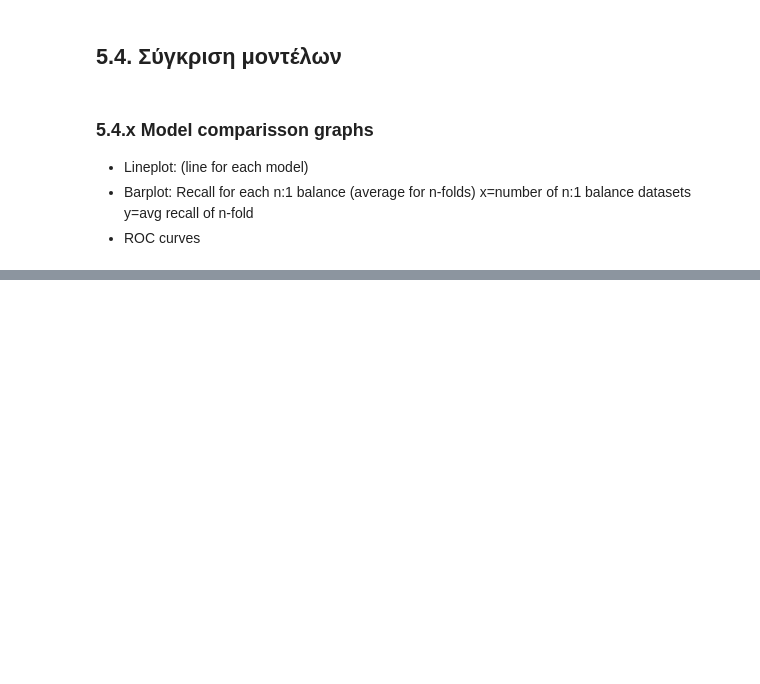
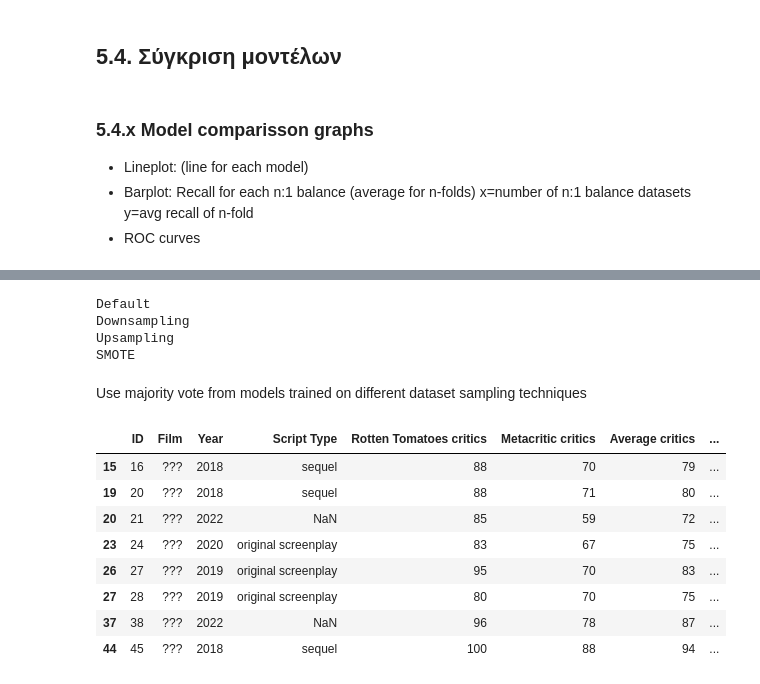
Before and after one commit to AAleksandros/HUA-DIT-Data-mining-project, a Jupyter notebook: project.ipynb, the cells around one changed output, grey strips where cells are left out. Saved outputs shown, nothing was run; the diff lists cells and outputs as text; code cells hidden in the pictures; blank space fills up the shorter version.

```diff
--- a/project.ipynb
+++ b/project.ipynb
@@ -1504,10 +1475,32 @@ df_un_cl_nn = df_un_cl.drop(['film','year','opening_weekend', 'domestic_gross',
 # %%
 X = torch.tensor(df_un_cl_nn.values, dtype=torch.float)
 
-with torch.inference_mode():
-    model.eval()
-    un_nn_preds = model(X)
+best_perf = [best_performing_default_nn_model, best_performing_dwn_nn_model, best_performing_ups_nn_model, best_performing_smote_nn_model]
 
-preds_df = pd.DataFrame(torch.round(torch.sigmoid(un_nn_preds)))
 
-df_un_orig['neural network oscar prediction'] = preds_df
+for model_dict in best_perf:
+    print(model_dict['label'])
+    neural_network = OscarClassificationNeuralNetwork(input_features=X_train.shape[1],
+                                                    hidden_layer_input_features = X_train.shape[1],
+                                                    hidden_layer_output_features = X_train.shape[1],
+                                                    device='cpu',
+                                                    learning_rate=0.01)
+
+    neural_network.load_state_dict(model_dict['dict'])
+
+    with torch.inference_mode():
+        neural_network.eval()
+        un_nn_preds = neural_network(X)
+
+    preds_df = pd.DataFrame(torch.round(torch.sigmoid(un_nn_preds)))
+
+    df_un_orig[f'Neural network {model_dict["label"]} prediction'] = preds_df
+# %% [output]
+Default
+Downsampling
+Upsampling
+SMOTE
+# %% [markdown]
+Use majority vote from models trained on different dataset sampling techniques
+# %%
+df_un_orig['neural network oscar predictions (majority)'] = df_un_orig.apply(lambda row: 1 if (row['Neural network Default prediction'] + row['Neural network SMOTE prediction'] + row['Neural network Downsampling prediction'] + row['Neural network Upsampling prediction'] >= 3) else 0, axis=1)
@@ -1513,0 +1509,13 @@ df_un_orig['neural network oscar prediction'] = preds_df
+# %%
+df_un_orig = df_un_orig.drop(['Neural network Default prediction', 'Neural network SMOTE prediction', 'Neural network Downsampling prediction', 'Neural network Upsampling prediction'], axis =1)
+df_un_orig[df_un_orig['neural network oscar predictions (majority)'] == 1]
+# %% [output]
+|  | ID | Film | Year | Script Type | Rotten Tomatoes critics | Metacritic critics | Average critics | ... |
+| 15 | 16 | ??? | 2018 | sequel | 88 | 70 | 79 | ... |
+| 19 | 20 | ??? | 2018 | sequel | 88 | 71 | 80 | ... |
+| 20 | 21 | ??? | 2022 | NaN | 85 | 59 | 72 | ... |
+| 23 | 24 | ??? | 2020 | original screenplay | 83 | 67 | 75 | ... |
+| 26 | 27 | ??? | 2019 | original screenplay | 95 | 70 | 83 | ... |
+| 27 | 28 | ??? | 2019 | original screenplay | 80 | 70 | 75 | ... |
+| 37 | 38 | ??? | 2022 | NaN | 96 | 78 | 87 | ... |
+| 44 | 45 | ??? | 2018 | sequel | 100 | 88 | 94 | ... |
```
Also changed, not shown: parts of 25 cells of this notebook.
